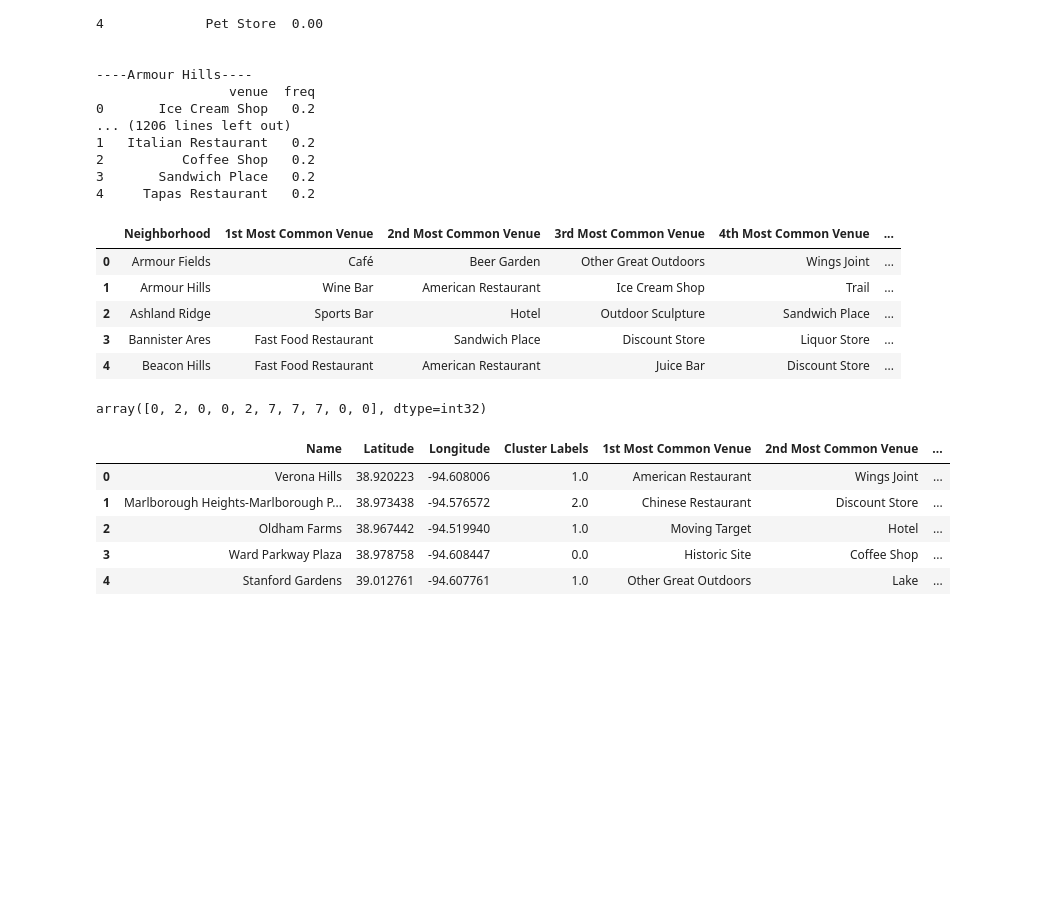
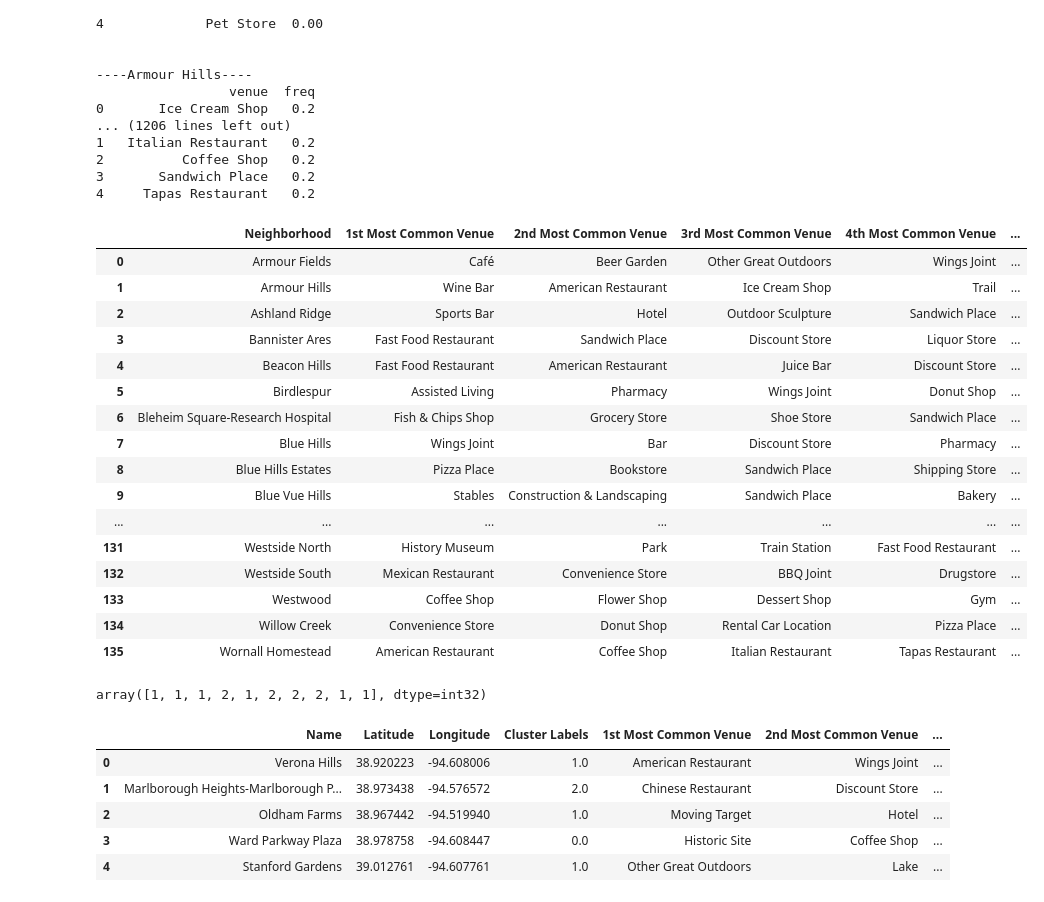
Before and after one commit to manojpillai0/Courseraprojects, a Jupyter notebook: My Capstone final Assignment.ipynb, the cells around one changed output. Saved outputs shown, nothing was run; the diff lists cells and outputs as text; code cells hidden in the pictures; blank space fills up the shorter version.

```diff
--- a/My Capstone final Assignment.ipynb
+++ b/My Capstone final Assignment.ipynb
@@ -351,34 +367,45 @@ def return_most_common_venues(row, num_top_venues):
 # %%
 num_top_venues = 10
 
 indicators = ['st', 'nd', 'rd']
 
 # create columns according to number of top venues
 columns = ['Neighborhood']
 for ind in np.arange(num_top_venues):
     try:
         columns.append('{}{} Most Common Venue'.format(ind+1, indicators[ind]))
     except:
         columns.append('{}th Most Common Venue'.format(ind+1))
 
 # create a new dataframe
 neighborhoods_venues_sorted = pd.DataFrame(columns=columns)
 neighborhoods_venues_sorted['Neighborhood'] = kansas_grouped['Neighborhood']
 
 for ind in np.arange(kansas_grouped.shape[0]):
     neighborhoods_venues_sorted.iloc[ind, 1:] = return_most_common_venues(kansas_grouped.iloc[ind, :], num_top_venues)
 
-neighborhoods_venues_sorted.head()
+neighborhoods_venues_sorted
 # %% [output]
 |  | Neighborhood | 1st Most Common Venue | 2nd Most Common Venue | 3rd Most Common Venue | 4th Most Common Venue | ... |
 | 0 | Armour Fields | Café | Beer Garden | Other Great Outdoors | Wings Joint | ... |
 | 1 | Armour Hills | Wine Bar | American Restaurant | Ice Cream Shop | Trail | ... |
 | 2 | Ashland Ridge | Sports Bar | Hotel | Outdoor Sculpture | Sandwich Place | ... |
 | 3 | Bannister Ares | Fast Food Restaurant | Sandwich Place | Discount Store | Liquor Store | ... |
 | 4 | Beacon Hills | Fast Food Restaurant | American Restaurant | Juice Bar | Discount Store | ... |
+| 5 | Birdlespur | Assisted Living | Pharmacy | Wings Joint | Donut Shop | ... |
+| 6 | Bleheim Square-Research Hospital | Fish & Chips Shop | Grocery Store | Shoe Store | Sandwich Place | ... |
+| 7 | Blue Hills | Wings Joint | Bar | Discount Store | Pharmacy | ... |
+| 8 | Blue Hills Estates | Pizza Place | Bookstore | Sandwich Place | Shipping Store | ... |
+| 9 | Blue Vue Hills | Stables | Construction & Landscaping | Sandwich Place | Bakery | ... |
+| ... | ... | ... | ... | ... | ... | ... |
+| 131 | Westside North | History Museum | Park | Train Station | Fast Food Restaurant | ... |
+| 132 | Westside South | Mexican Restaurant | Convenience Store | BBQ Joint | Drugstore | ... |
+| 133 | Westwood | Coffee Shop | Flower Shop | Dessert Shop | Gym | ... |
+| 134 | Willow Creek | Convenience Store | Donut Shop | Rental Car Location | Pizza Place | ... |
+| 135 | Wornall Homestead | American Restaurant | Coffee Shop | Italian Restaurant | Tapas Restaurant | ... |
 # %%
 # set number of clusters
-kclusters = 10
+kclusters =5
 
 kansas_grouped_clustering = kansas_grouped.drop('Neighborhood', 1)
 
@@ -388,5 +415,5 @@ kmeans = KMeans(n_clusters=kclusters, random_state=0).fit(kansas_grouped_cluster
 # check cluster labels generated for each row in the dataframe
 kmeans.labels_[0:10]
 # %% [output]
-array([0, 2, 0, 0, 2, 7, 7, 7, 0, 0], dtype=int32)
+array([1, 1, 1, 2, 1, 2, 2, 2, 1, 1], dtype=int32)
 # %%
```
Also changed, not shown: parts of 8 cells of this notebook.
